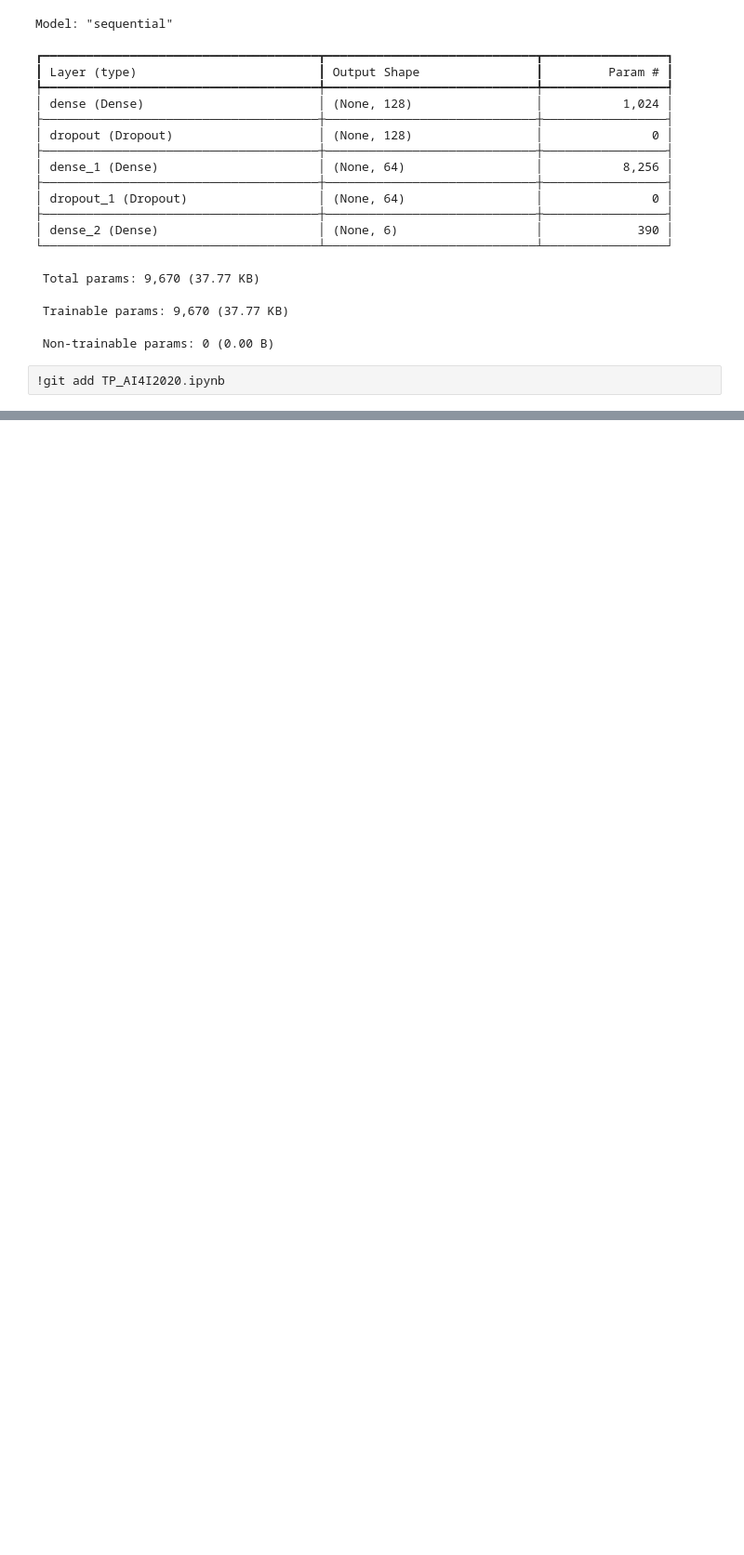
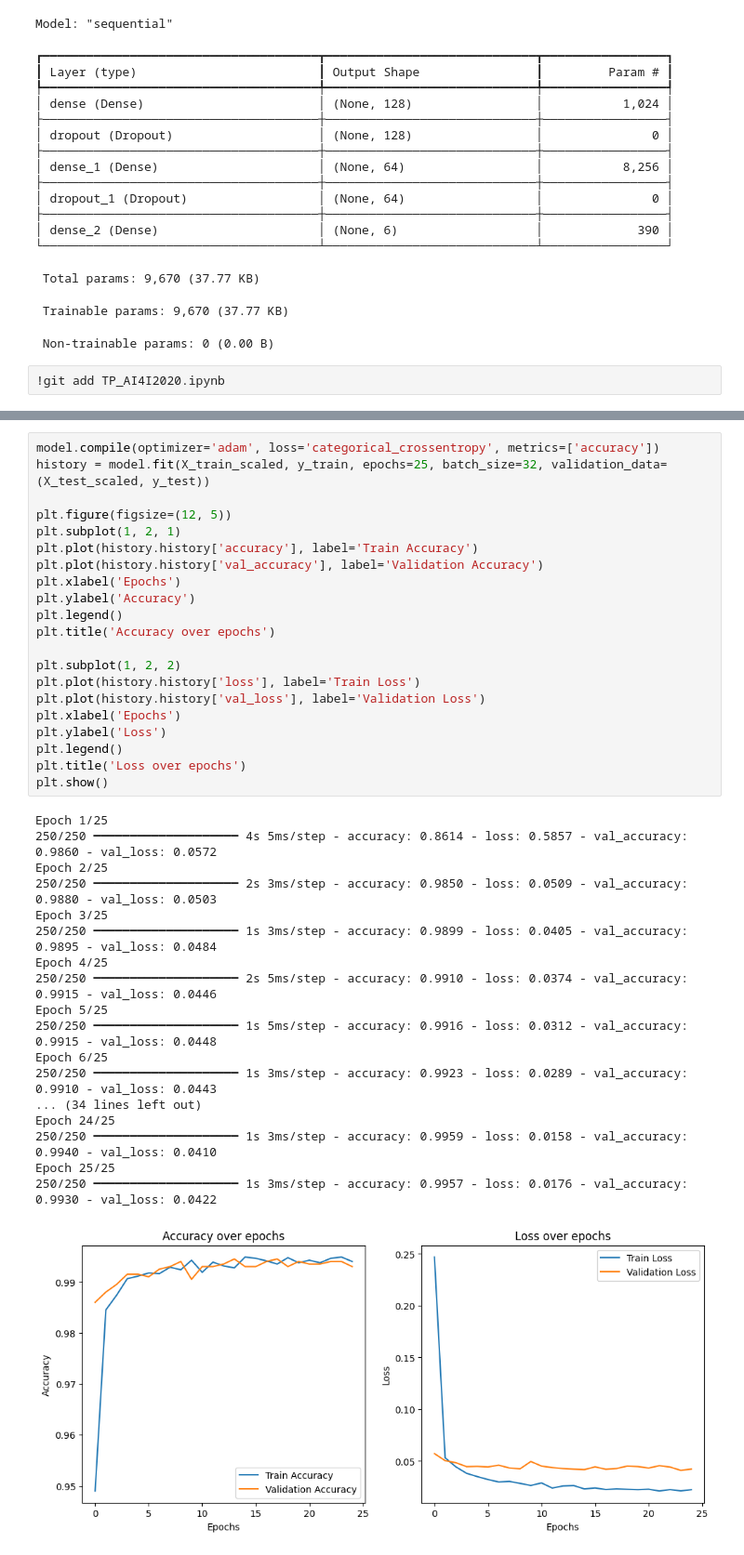
Before and after one commit to EthanLeChevallier/Predictive-maintenance-model-using-STM32CubeIDE, a Jupyter notebook: notebooks/TP_AI4I2020.ipynb, the cells around one changed output, grey strips where cells are left out. Shown at 93% size. Saved outputs shown, nothing was run; the diff lists cells and outputs as text; blank space fills up the shorter version.

```diff
--- a/notebooks/TP_AI4I2020.ipynb
+++ b/notebooks/TP_AI4I2020.ipynb
@@ -423,0 +444,40 @@ Model: "sequential"
+# %%
+model.compile(optimizer='adam', loss='categorical_crossentropy', metrics=['accuracy'])
+history = model.fit(X_train_scaled, y_train, epochs=25, batch_size=32, validation_data=(X_test_scaled, y_test))
+
+plt.figure(figsize=(12, 5))
+plt.subplot(1, 2, 1)
+plt.plot(history.history['accuracy'], label='Train Accuracy')
+plt.plot(history.history['val_accuracy'], label='Validation Accuracy')
+plt.xlabel('Epochs')
+plt.ylabel('Accuracy')
+plt.legend()
+plt.title('Accuracy over epochs')
+
+plt.subplot(1, 2, 2)
+plt.plot(history.history['loss'], label='Train Loss')
+plt.plot(history.history['val_loss'], label='Validation Loss')
+plt.xlabel('Epochs')
+plt.ylabel('Loss')
+plt.legend()
+plt.title('Loss over epochs')
+plt.show()
+# %% [output]
+Epoch 1/25
+250/250 ━━━━━━━━━━━━━━━━━━━━ 4s 5ms/step - accuracy: 0.8614 - loss: 0.5857 - val_accuracy: 0.9860 - val_loss: 0.0572
+Epoch 2/25
+250/250 ━━━━━━━━━━━━━━━━━━━━ 2s 3ms/step - accuracy: 0.9850 - loss: 0.0509 - val_accuracy: 0.9880 - val_loss: 0.0503
+Epoch 3/25
+250/250 ━━━━━━━━━━━━━━━━━━━━ 1s 3ms/step - accuracy: 0.9899 - loss: 0.0405 - val_accuracy: 0.9895 - val_loss: 0.0484
+Epoch 4/25
+250/250 ━━━━━━━━━━━━━━━━━━━━ 2s 5ms/step - accuracy: 0.9910 - loss: 0.0374 - val_accuracy: 0.9915 - val_loss: 0.0446
+Epoch 5/25
+250/250 ━━━━━━━━━━━━━━━━━━━━ 1s 5ms/step - accuracy: 0.9916 - loss: 0.0312 - val_accuracy: 0.9915 - val_loss: 0.0448
+Epoch 6/25
+250/250 ━━━━━━━━━━━━━━━━━━━━ 1s 3ms/step - accuracy: 0.9923 - loss: 0.0289 - val_accuracy: 0.9910 - val_loss: 0.0443
+... (34 lines left out)
+Epoch 24/25
+250/250 ━━━━━━━━━━━━━━━━━━━━ 1s 3ms/step - accuracy: 0.9959 - loss: 0.0158 - val_accuracy: 0.9940 - val_loss: 0.0410
+Epoch 25/25
+250/250 ━━━━━━━━━━━━━━━━━━━━ 1s 3ms/step - accuracy: 0.9957 - loss: 0.0176 - val_accuracy: 0.9930 - val_loss: 0.0422
+[figure, added]
```
Also changed, not shown: parts of 4 cells of this notebook.
